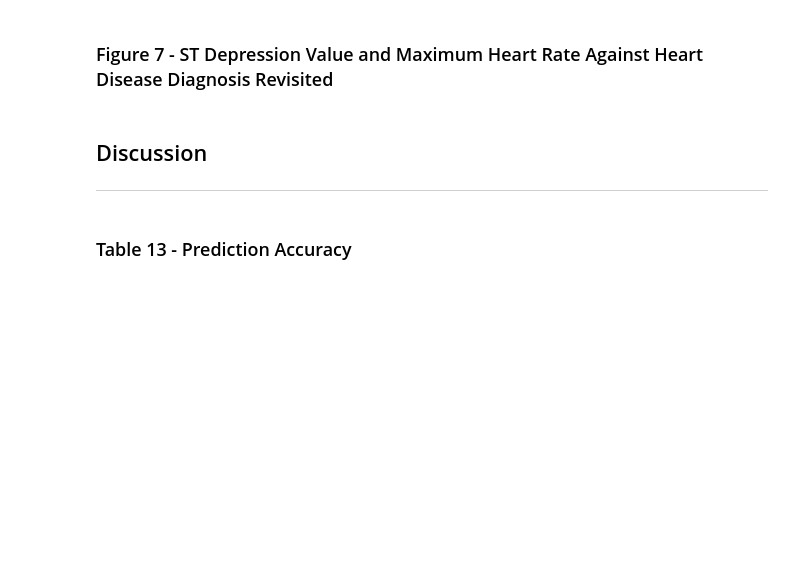
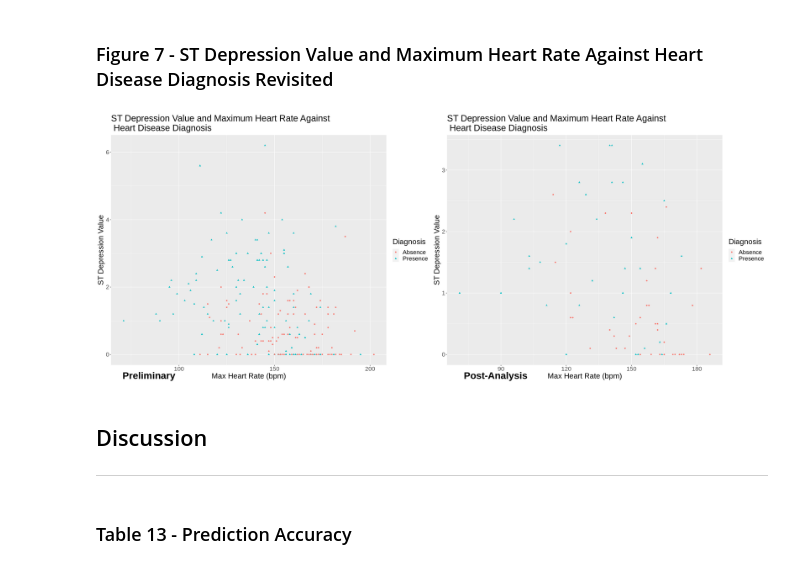
Before and after one commit to meleongg/dsci-100-project, a Jupyter notebook: report.ipynb, the cells around one changed output. Drawn from its saved outputs; the diff is of its cells as text; code cells hidden in the pictures; blank space fills up the shorter version.

```diff
--- a/report.ipynb
+++ b/report.ipynb
@@ -562,5 +616,17 @@ Now that I have trained and tested the model, I will now
 # %% [markdown]
 ### Figure 7 - ST Depression Value and Maximum Heart Rate Against Heart Disease Diagnosis Revisited
+# %%
+ST_heart_rate_post_plot <- test_predictions %>%
+    ggplot(aes(x = max_heart_rate, y = ST_depression, color = diagnosis, shape = diagnosis)) +
+        geom_point() +
+        labs(x = "Max Heart Rate (bpm)", y = "ST Depression Value",  color = "Diagnosis", shape = "Diagnosis") +
+        ggtitle("ST Depression Value and Maximum Heart Rate Against \n Heart Disease Diagnosis") +
+        theme(text = element_text(size = 20))
+
+plot_grid(ST_heart_rate_plot, ST_heart_rate_post_plot, labels = c("Preliminary", "Post-Analysis"), label_size = 26, label_x = 0, label_y = 0,
+  hjust = -0.5, vjust = -0.5)
+# %% [output]
+[figure, added]
 # %% [markdown]
 ## Discussion
 ***
```
Also changed, not shown: parts of 5 cells of this notebook.
